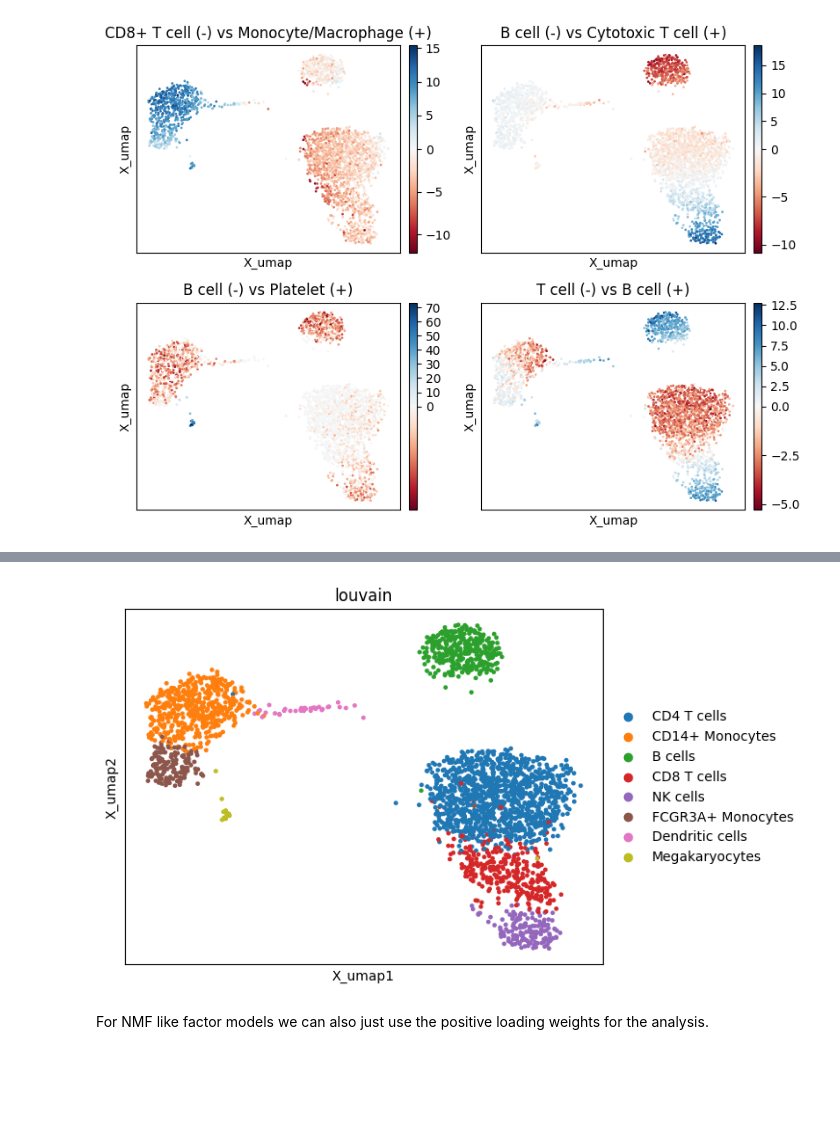
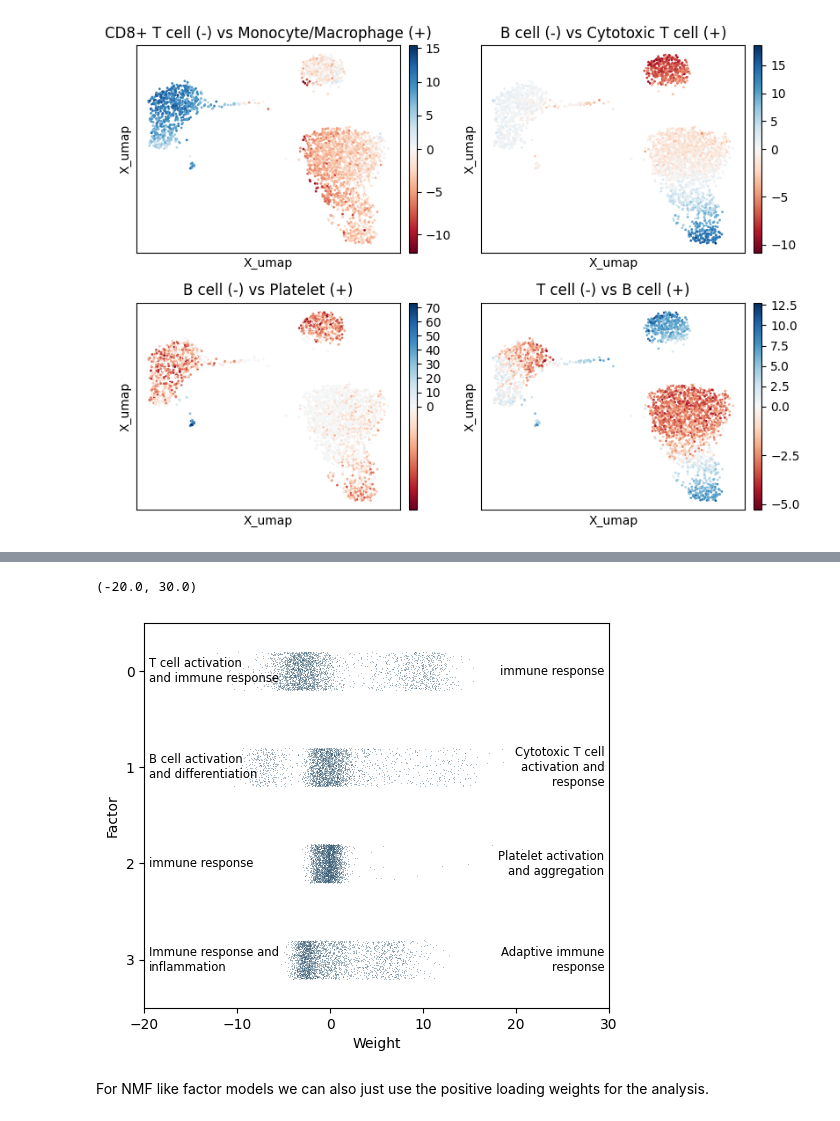
Before and after one commit to sagar87/scllm, a Jupyter notebook: docs/notebooks/factor_analysis.ipynb, the cells around one changed output, grey strips where cells are left out. Drawn from its saved outputs; the diff is of its cells as text; code cells hidden in the pictures; blank space fills up the shorter version.

```diff
--- a/docs/notebooks/factor_analysis.ipynb
+++ b/docs/notebooks/factor_analysis.ipynb
@@ -56,7 +126,19 @@ plt.tight_layout()
-# %%
-sc.pl.embedding(pbmc, 'X_umap', color='louvain')
-# %% [output]
-[figure, removed]
+# %%
+plt.figure(figsize=(6, 5))
+ax = plt.gca()
+sl.pl.factor_stripplot(
+    pbmc,
+    'X_pca',
+    'biological_process',
+    factors=['0', '1', '2', '3'],
+    ax=ax,
+    size=.4,
+    jitter=.2
+)
+ax.set_xlim([-20, 30])
+# %% [output]
+(-20.0, 30.0)
+[figure, added]
 # %% [markdown]
 For NMF like factor models we can also just use the positive loading weights for the analysis.
 # %%
```
Also changed, not shown: parts of 18 cells of this notebook.
